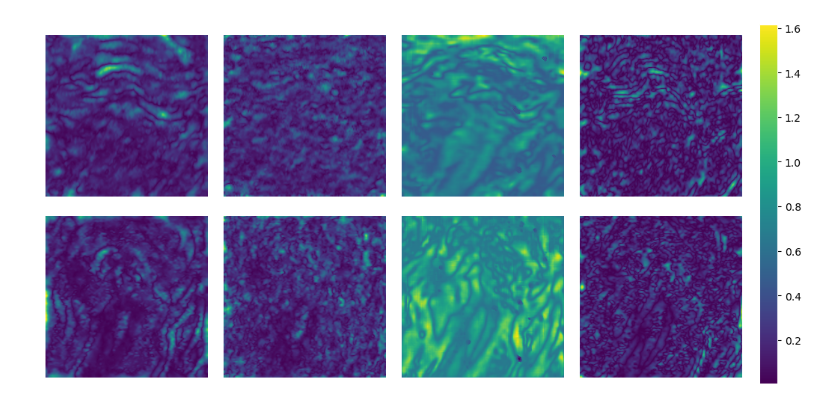
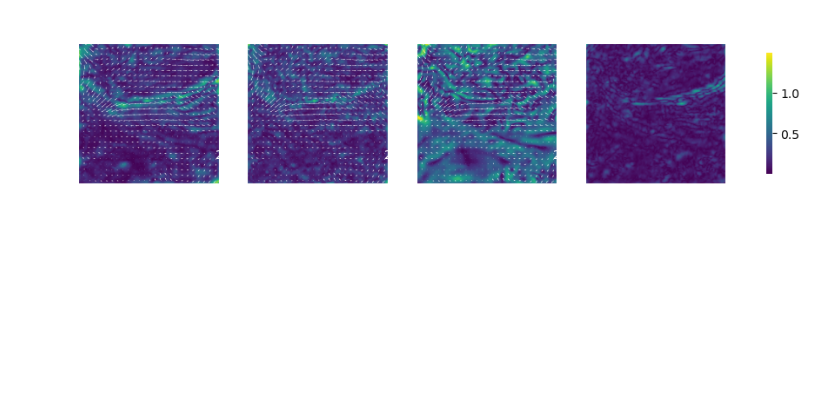
Before and after one commit to HardingPan/UR, a Jupyter notebook: fig4.ipynb, the cells around one changed output. Cells and saved outputs as stored; diff of their text form; code cells hidden in the pictures; blank space fills up the shorter version.

```diff
--- a/fig4.ipynb
+++ b/fig4.ipynb
@@ -51,7 +51,13 @@ def compute_sigma(mms, mts, uns, mm, mt, mue):
     data_mue = torch.from_numpy(data_mue).to(DEVICE)
     u_mue, v_mue = mue.get_sigma(data_mue)
 
-    return np.stack((u_mm, u_mt, u_mue, u_res, v_mm, v_mt, v_mue, v_res), 0)
+    mm_2d_sigma = np.sqrt(u_mm**2 + v_mm**2)
+    mt_2d_sigma = np.sqrt(u_mt**2 + v_mt**2)
+    mue_2d_sigma = np.sqrt(u_mue**2 + v_mue**2)
+    res_2d = np.sqrt(u_res**2 + v_res**2)
+
+    return np.stack((mm_2d_sigma, mt_2d_sigma, mue_2d_sigma, res_2d, np.load(mms[idx_random])[0], np.load(mms[idx_random])[1]), 0)
+
 
 def get_sigma():
 
@@ -87,35 +95,37 @@ JHTDB_mhd1024_hd
-# %%
-# 定义子图的行数和列数
-num_rows = 2
-num_cols = 4
-
-# 创建一个新的图像，并设置子图布局
-fig, axes = plt.subplots(num_rows, num_cols, figsize=(12, 6), facecolor='white')
-
-# 将每个图像显示在对应的子图中
-for i in range(num_rows):
-    for j in range(num_cols):
-        # 获取当前子图的坐标
-        ax = axes[i, j]
-        # 获取当前图像的索引
-        img_index = i * num_cols + j
-        # 显示图像
-        im = ax.imshow(res[img_index])
-        # 隐藏坐标轴
-        ax.axis('off')
-
-        if img_index == 0:
-            # 将 colorbar 与第三个图像关联
-            cax = fig.add_axes([0.92, 0.1, 0.02, 0.8])  # 调整 colorbar 的位置和尺寸
-            cbar = fig.colorbar(im, cax=cax)
-
-# 调整子图之间的间距，并设置填充为白色
-plt.subplots_adjust(wspace=0.1, hspace=0.1)
-
-# 设置 colorbar 的字体颜色为黑色
-cbar.ax.tick_params(colors='black')
-
-# 显示图像
-plt.show()
-# %% [output]
-[figure, removed]
+# %%
+u = res[4]
+v = res[5]
+
+# 创建一个包含3个子图的figure
+fig, axs = plt.subplots(1, 4, figsize=(12, 3), facecolor='white')
+
+# 在每个子图中分别呈现一个通道的值
+for i in range(4):
+
+    x, y = np.meshgrid(np.arange(u.shape[1]), np.arange(u.shape[0]))
+    arrow_interval = 10
+
+
+    im = axs[i].imshow(res[i, :, :], cmap='viridis')
+    if i != 3:
+        axs[i].quiver(x[::arrow_interval, ::arrow_interval], y[::arrow_interval, ::arrow_interval],
+            u[::arrow_interval, ::arrow_interval], v[::arrow_interval, ::arrow_interval], color='white')
+
+        axs[i].set_title('Channel {}'.format(i+1))
+
+# 设置子图背景色为白色
+fig.patch.set_facecolor('white')
+
+# 调整子图之间的间隔颜色
+plt.subplots_adjust(wspace=0.2)  # 设置子图水平间距
+
+# 创建共用的colorbar
+cbar = fig.colorbar(im, ax=axs, shrink=0.6, location='right')
+cbar.ax.yaxis.set_tick_params(color='black')  # 设置colorbar的字体颜色为黑色
+cbar.outline.set_visible(False)  # 去除colorbar的轮廓线
+cbar.ax.tick_params(colors='black')
+
+# 展示图像
+plt.show()
+# %% [output]
+[figure, added]
```
Also changed, not shown: parts of 1 cell of this notebook, 2 other files.
